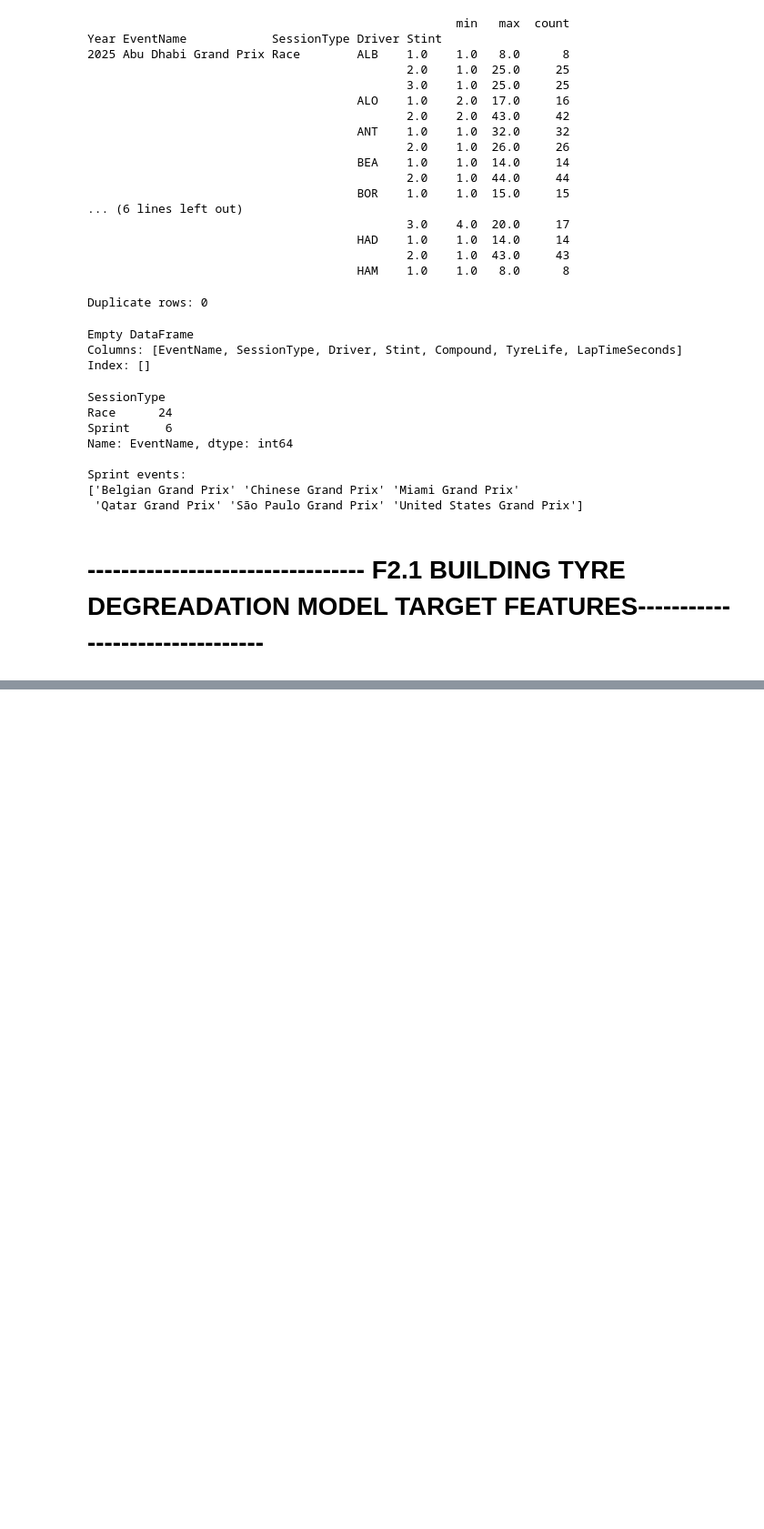
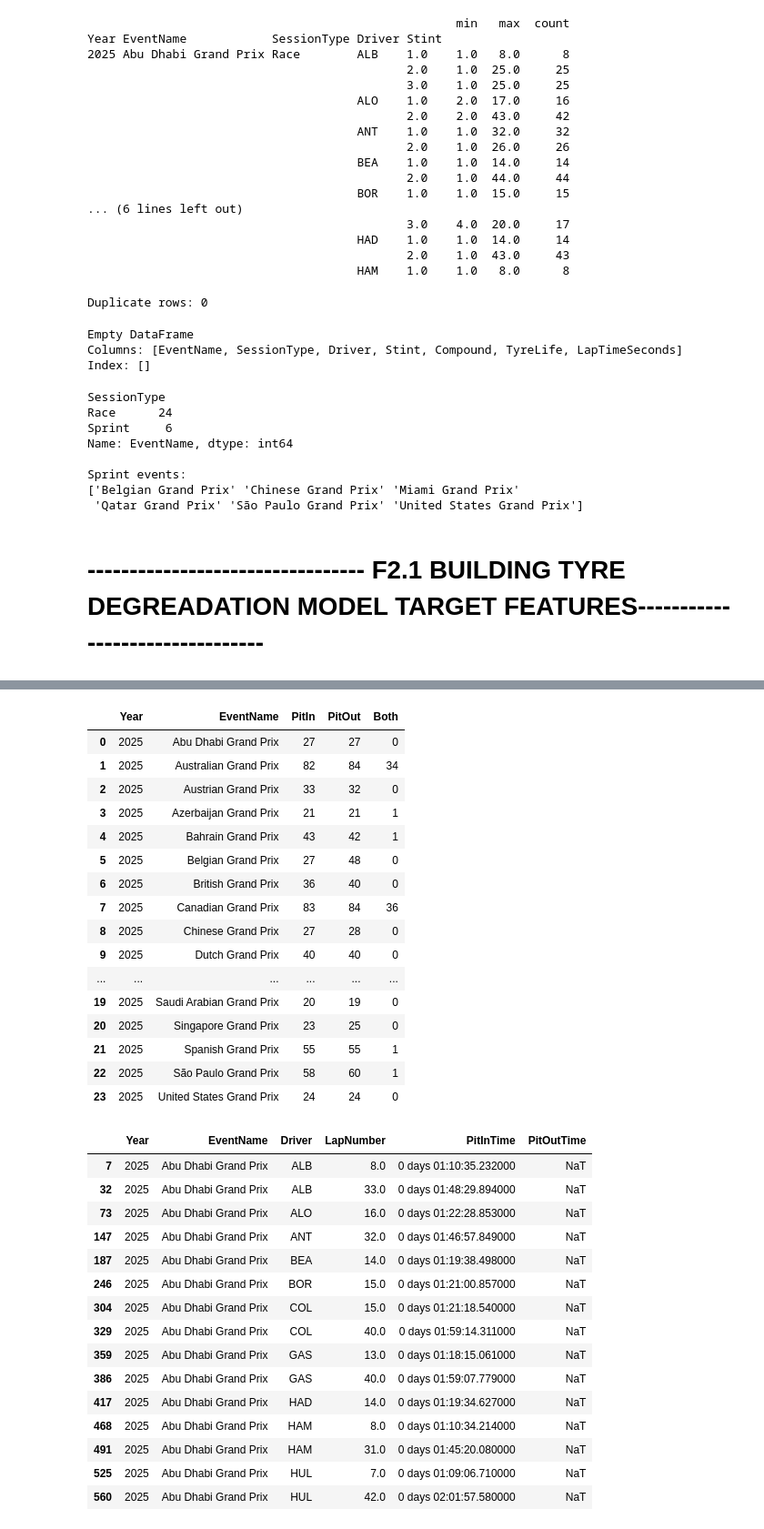
Before and after one commit to mohammedDhinojwala/f1-ai-race-strategy, a Jupyter notebook: notebooks/01_data_investigation.ipynb, the cells around one changed output, grey strips where cells are left out. Shown at 91% size. Saved outputs shown, nothing was run; the diff lists cells and outputs as text; code cells hidden in the pictures; blank space fills up the shorter version.

Commit message:
CHECKPOINT F2.1 TARGET AUDIT

```diff
--- a/notebooks/01_data_investigation.ipynb
+++ b/notebooks/01_data_investigation.ipynb
@@ -9056,0 +9483,65 @@ Sprint events:
+# %%
+# 1. Compare pit timestamp counts by race
+pit_check = tyre_master.groupby(
+    ["Year", "EventName"]
+).agg(
+    PitIn=("PitInTime", "count"),
+    PitOut=("PitOutTime", "count"),
+    Both=("PitInTime", lambda x: (
+        x.notna() & tyre_master.loc[x.index, "PitOutTime"].notna()
+    ).sum())
+).reset_index()
+
+display(pit_check)
+
+# 2. Inspect actual pit-in records
+display(
+    tyre_master.loc[
+        tyre_master["PitInTime"].notna(),
+        ["Year", "EventName", "Driver", "LapNumber",
+         "PitInTime", "PitOutTime"]
+    ].head(15)
+)
+
+# 3. Inspect actual pit-out records
+display(
+    tyre_master.loc[
+        tyre_master["PitOutTime"].notna(),
+        ["Year", "EventName", "Driver", "LapNumber",
+         "PitInTime", "PitOutTime"]
+    ].head(15)
+)
+# %% [output]
+|  | Year | EventName | PitIn | PitOut | Both |
+| 0 | 2025 | Abu Dhabi Grand Prix | 27 | 27 | 0 |
+| 1 | 2025 | Australian Grand Prix | 82 | 84 | 34 |
+| 2 | 2025 | Austrian Grand Prix | 33 | 32 | 0 |
+| 3 | 2025 | Azerbaijan Grand Prix | 21 | 21 | 1 |
+| 4 | 2025 | Bahrain Grand Prix | 43 | 42 | 1 |
+| 5 | 2025 | Belgian Grand Prix | 27 | 48 | 0 |
+| 6 | 2025 | British Grand Prix | 36 | 40 | 0 |
+| 7 | 2025 | Canadian Grand Prix | 83 | 84 | 36 |
+| 8 | 2025 | Chinese Grand Prix | 27 | 28 | 0 |
+| 9 | 2025 | Dutch Grand Prix | 40 | 40 | 0 |
+| ... | ... | ... | ... | ... | ... |
+| 19 | 2025 | Saudi Arabian Grand Prix | 20 | 19 | 0 |
+| 20 | 2025 | Singapore Grand Prix | 23 | 25 | 0 |
+| 21 | 2025 | Spanish Grand Prix | 55 | 55 | 1 |
+| 22 | 2025 | São Paulo Grand Prix | 58 | 60 | 1 |
+| 23 | 2025 | United States Grand Prix | 24 | 24 | 0 |
+|  | Year | EventName | Driver | LapNumber | PitInTime | PitOutTime |
+| 7 | 2025 | Abu Dhabi Grand Prix | ALB | 8.0 | 0 days 01:10:35.232000 | NaT |
+| 32 | 2025 | Abu Dhabi Grand Prix | ALB | 33.0 | 0 days 01:48:29.894000 | NaT |
+| 73 | 2025 | Abu Dhabi Grand Prix | ALO | 16.0 | 0 days 01:22:28.853000 | NaT |
+| 147 | 2025 | Abu Dhabi Grand Prix | ANT | 32.0 | 0 days 01:46:57.849000 | NaT |
+| 187 | 2025 | Abu Dhabi Grand Prix | BEA | 14.0 | 0 days 01:19:38.498000 | NaT |
+| 246 | 2025 | Abu Dhabi Grand Prix | BOR | 15.0 | 0 days 01:21:00.857000 | NaT |
+| 304 | 2025 | Abu Dhabi Grand Prix | COL | 15.0 | 0 days 01:21:18.540000 | NaT |
+| 329 | 2025 | Abu Dhabi Grand Prix | COL | 40.0 | 0 days 01:59:14.311000 | NaT |
+| 359 | 2025 | Abu Dhabi Grand Prix | GAS | 13.0 | 0 days 01:18:15.061000 | NaT |
+| 386 | 2025 | Abu Dhabi Grand Prix | GAS | 40.0 | 0 days 01:59:07.779000 | NaT |
+| 417 | 2025 | Abu Dhabi Grand Prix | HAD | 14.0 | 0 days 01:19:34.627000 | NaT |
+| 468 | 2025 | Abu Dhabi Grand Prix | HAM | 8.0 | 0 days 01:10:34.214000 | NaT |
+| 491 | 2025 | Abu Dhabi Grand Prix | HAM | 31.0 | 0 days 01:45:20.080000 | NaT |
+| 525 | 2025 | Abu Dhabi Grand Prix | HUL | 7.0 | 0 days 01:09:06.710000 | NaT |
+| 560 | 2025 | Abu Dhabi Grand Prix | HUL | 42.0 | 0 days 02:01:57.580000 | NaT |
```
Also changed, not shown: parts of 40 cells of this notebook.
